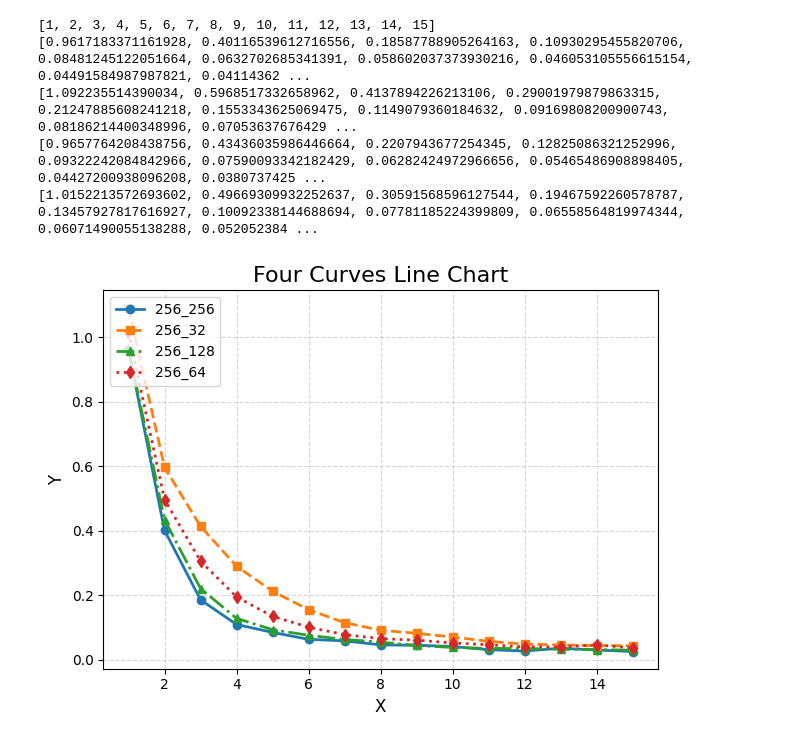
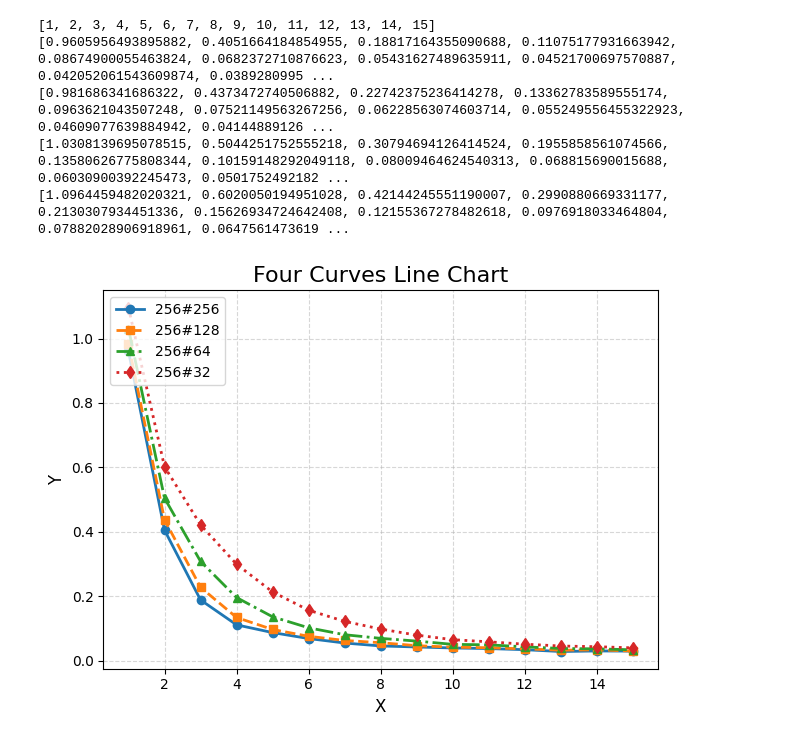
Before and after one commit to Echozqn/energyTest, a Jupyter notebook: energy/preTest/Figure/gradientAccumulationLoss.ipynb, the cells around one changed output. Saved outputs shown, nothing was run; the diff lists cells and outputs as text; code cells hidden in the pictures.

```diff
--- a/energy/preTest/Figure/gradientAccumulationLoss.ipynb
+++ b/energy/preTest/Figure/gradientAccumulationLoss.ipynb
@@ -59,49 +72,49 @@ import matplotlib.pyplot as plt
 # y2 = [1, 2, 4, 8, 16]  # 曲线2的y轴数据
 # y3 = [1, 3, 5, 7, 9]  # 曲线3的y轴数据
 # y4 = [2, 4, 6, 8, 10]  # 曲线4的y轴数据
-x = [int(x) for x in data[0][1]]
-y1 = [float(x) for x in data[0][2]]
-y2 = [float(x) for x in data[1][2]]
-y3 = [float(x) for x in data[2][2]]
-y4 = [float(x) for x in data[3][2]]
+x = [i for i in range(1,epoch_num+1)]
+y1 = [float(x) for x in data[0][1]]
+y2 = [float(x) for x in data[1][1]]
+y3 = [float(x) for x in data[2][1]]
+y4 = [float(x) for x in data[3][1]]
 print(x)
 print(y1)
 print(y2)
 print(y3)
 print(y4)
 
 # 绘制折线图
-plt.plot(x, y1, label=f'{data[0][0][0]}_{data[0][0][1]}', marker='o', linestyle='-', linewidth=2)
-plt.plot(x, y2, label=f'{data[1][0][0]}_{data[1][0][1]}', marker='s', linestyle='--', linewidth=2)
-plt.plot(x, y3, label=f'{data[2][0][0]}_{data[2][0][1]}', marker='^', linestyle='-.', linewidth=2)
-plt.plot(x, y4, label=f'{data[3][0][0]}_{data[3][0][1]}', marker='d', linestyle=':', linewidth=2)
+plt.plot(x, y1, label=f'{data[0][0][0]}#{data[0][0][1]}', marker='o', linestyle='-', linewidth=2)
+plt.plot(x, y2, label=f'{data[1][0][0]}#{data[1][0][1]}', marker='s', linestyle='--', linewidth=2)
+plt.plot(x, y3, label=f'{data[2][0][0]}#{data[2][0][1]}', marker='^', linestyle='-.', linewidth=2)
+plt.plot(x, y4, label=f'{data[3][0][0]}#{data[3][0][1]}', marker='d', linestyle=':', linewidth=2)
 
 # 图表标题和坐标轴标签
 plt.title('Four Curves Line Chart', fontsize=16)
 plt.xlabel('X', fontsize=12)
 plt.ylabel('Y', fontsize=12)
 
 # 坐标轴刻度标签字体大小
 plt.xticks(fontsize=10)
 plt.yticks(fontsize=10)
 
 # 设置图例位置和样式
 plt.legend(loc='upper left', fontsize=10)
 
 # 网格线
 plt.grid(True, linestyle='--', alpha=0.5)
 
 # 调整图表边距
 plt.tight_layout()
 
 plt.savefig('loss.pdf')
 
 # 显示图表
 plt.show()
 # %% [output]
 [1, 2, 3, 4, 5, 6, 7, 8, 9, 10, 11, 12, 13, 14, 15]
-[0.9617183371161928, 0.40116539612716556, 0.18587788905264163, 0.10930295455820706, 0.08481245122051664, 0.0632702685341391, 0.058602037373930216, 0.046053105556615154, 0.04491584987987821, 0.04114362 ...
-[1.092235514390034, 0.5968517332658962, 0.4137894226213106, 0.29001979879863315, 0.21247885608241218, 0.1553343625069475, 0.1149079360184632, 0.09169808200900743, 0.08186214400348996, 0.07053637676429 ...
-[0.9657764208438756, 0.43436035986446664, 0.2207943677254345, 0.12825086321252996, 0.09322242084842966, 0.07590093342182429, 0.06282424972966656, 0.05465486908898405, 0.04427200938096208, 0.0380737425 ...
-[1.0152213572693602, 0.49669309932252637, 0.30591568596127544, 0.19467592260578787, 0.13457927817616927, 0.10092338144688694, 0.07781185224399809, 0.06558564819974344, 0.06071490055138288, 0.052052384 ...
+[0.9605956493895882, 0.4051664184854955, 0.18817164355090688, 0.11075177931663942, 0.08674900055463824, 0.0682372710876623, 0.05431627489635911, 0.04521700697570887, 0.042052061543609874, 0.0389280995 ...
+[0.981686341686322, 0.4373472740506882, 0.22742375236414278, 0.13362783589555174, 0.0963621043507248, 0.07521149563267256, 0.06228563074603714, 0.055249556455322923, 0.04609077639884942, 0.04144889126 ...
+[1.0308139695078515, 0.5044251752555218, 0.30794694126414524, 0.1955858561074566, 0.13580626775808344, 0.10159148292049118, 0.08009464624540313, 0.068815690015688, 0.06030900392245473, 0.0501752492182 ...
+[1.0964459482020321, 0.6020050194951028, 0.42144245551190007, 0.2990880669331177, 0.2130307934451336, 0.15626934724642408, 0.12155367278482618, 0.0976918033464804, 0.07882028906918961, 0.0647561473619 ...
-[figure, old version]
+[figure, new version]
```
Also changed, not shown: parts of 1 cell of this notebook, 24 other files.
